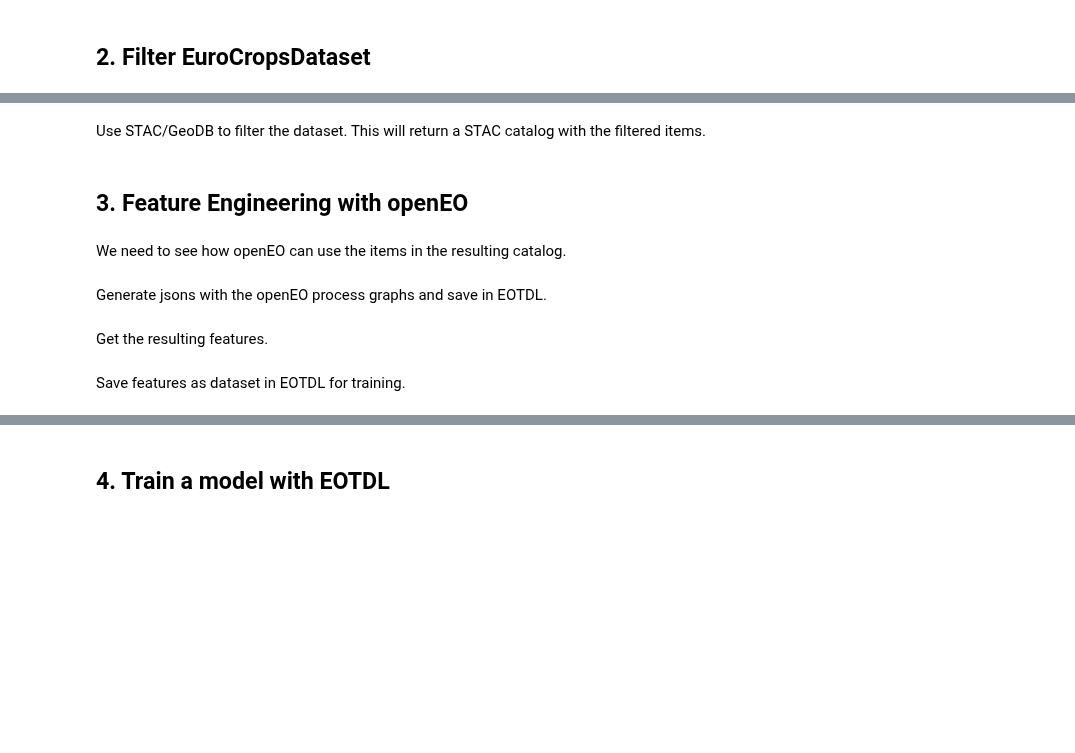
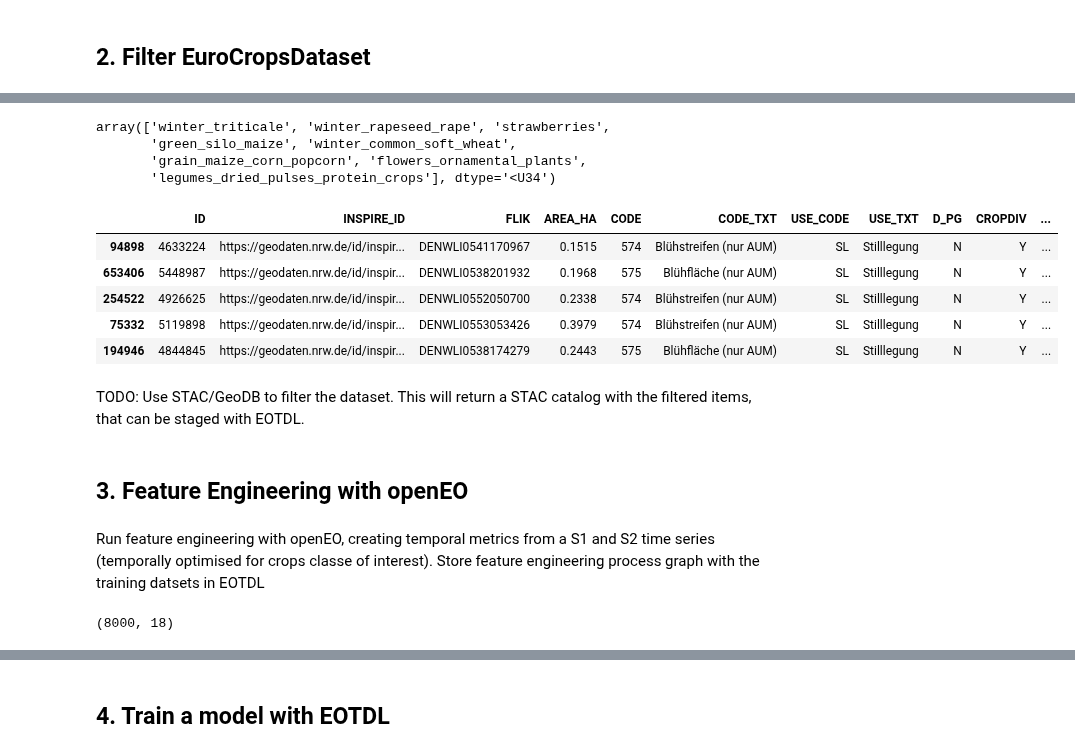
Before and after one commit to earthpulse/eotdl, a Jupyter notebook: tutorials/usecases/openEO/use_case_1.ipynb, the cells around one changed output, grey strips where cells are left out. Drawn from its saved outputs; the diff is of its cells as text; code cells hidden in the pictures; blank space fills up the shorter version.

```diff
--- a/tutorials/usecases/openEO/use_case_1.ipynb
+++ b/tutorials/usecases/openEO/use_case_1.ipynb
@@ -18,0 +101,14 @@ Need to create Q1/Q2 for step 2.
+# %%
+gdf = gpd.read_file(path)
+# %%
+crop_classes = gdf['EC_hcat_n'].unique()
+
+crop_classes
+# %%
+# number of samples per class
+
+num_samples_per_class = {class_: len(gdf[gdf['EC_hcat_n'] == class_]) for class_ in crop_classes}
+
+num_samples_per_class = dict(sorted(num_samples_per_class.items(), key=lambda x: x[1], reverse=True))
+
+num_samples_per_class
@@ -18,0 +140,31 @@ Need to create Q1/Q2 for step 2.
+# %%
+# filter 1000 examples per class
+
+samples = 1000
+num_classes = 8
+
+# keep classes with at least 1000 samples
+classes = [class_ for class_, count in num_samples_per_class.items() if count >= samples]
+
+# random 8 classes
+classes = np.random.choice(classes, num_classes, replace=False)
+
+classes
+# %% [output]
+array(['winter_triticale', 'winter_rapeseed_rape', 'strawberries',
+       'green_silo_maize', 'winter_common_soft_wheat',
+       'grain_maize_corn_popcorn', 'flowers_ornamental_plants',
+       'legumes_dried_pulses_protein_crops'], dtype='<U34')
+# %%
+filtered_gdf = gdf[gdf['EC_hcat_n'].isin(classes)]
+
+filtered_gdf = filtered_gdf.groupby('EC_hcat_n').sample(n=samples, random_state=42)
+
+filtered_gdf.head()
+# %% [output]
+|  | ID | INSPIRE_ID | FLIK | AREA_HA | CODE | CODE_TXT | USE_CODE | USE_TXT | D_PG | CROPDIV | ... |
+| 94898 | 4633224 | https://geodaten.nrw.de/id/inspir... | DENWLI0541170967 | 0.1515 | 574 | Blühstreifen (nur AUM) | SL | Stilllegung | N | Y | ... |
+| 653406 | 5448987 | https://geodaten.nrw.de/id/inspir... | DENWLI0538201932 | 0.1968 | 575 | Blühfläche (nur AUM) | SL | Stilllegung | N | Y | ... |
+| 254522 | 4926625 | https://geodaten.nrw.de/id/inspir... | DENWLI0552050700 | 0.2338 | 574 | Blühstreifen (nur AUM) | SL | Stilllegung | N | Y | ... |
+| 75332 | 5119898 | https://geodaten.nrw.de/id/inspir... | DENWLI0553053426 | 0.3979 | 574 | Blühstreifen (nur AUM) | SL | Stilllegung | N | Y | ... |
+| 194946 | 4844845 | https://geodaten.nrw.de/id/inspir... | DENWLI0538174279 | 0.2443 | 575 | Blühfläche (nur AUM) | SL | Stilllegung | N | Y | ... |
@@ -19,13 +176,14 @@ Need to create Q1/Q2 for step 2.
 # %% [markdown]
-Use STAC/GeoDB to filter the dataset.
-This will return a STAC catalog with the filtered items.
+TODO: Use STAC/GeoDB to filter the dataset. This will return a STAC catalog with the filtered items, that can be staged with EOTDL.
 # %% [markdown]
 ## 3. Feature Engineering with openEO
-# %% [markdown]
-We need to see how openEO can use the items in the resulting catalog.
-# %% [markdown]
-Generate jsons with the openEO process graphs and save in EOTDL.
-# %% [markdown]
-Get the resulting features.
-# %% [markdown]
-Save features as dataset in EOTDL for training.
+# %% [markdown]
+Run feature engineering with openEO, creating temporal metrics from a S1 and S2 time series (temporally optimised for crops classe of interest). Store feature engineering process graph with the training datsets in EOTDL
+# %%
+import geopandas as gpd
+
+gdf = gpd.read_file('data/filtered_gdf.shp')
+
+gdf.shape
+# %% [output]
+(8000, 18)
```
Also changed, not shown: parts of 28 cells of this notebook, 5 other files.
